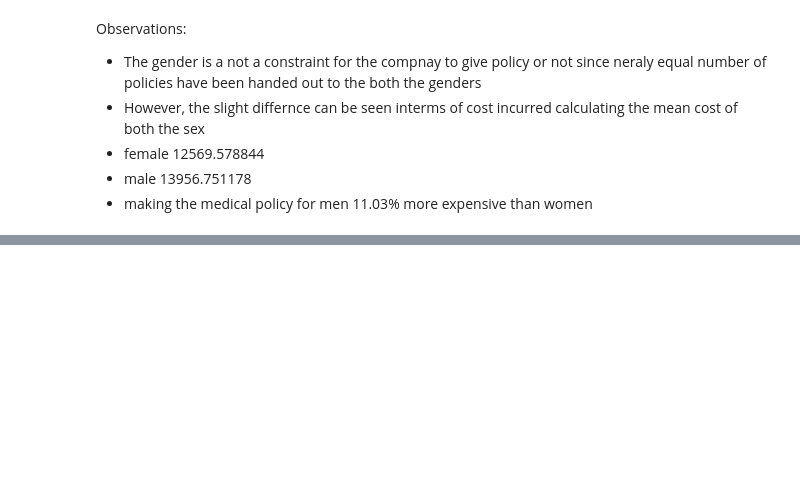
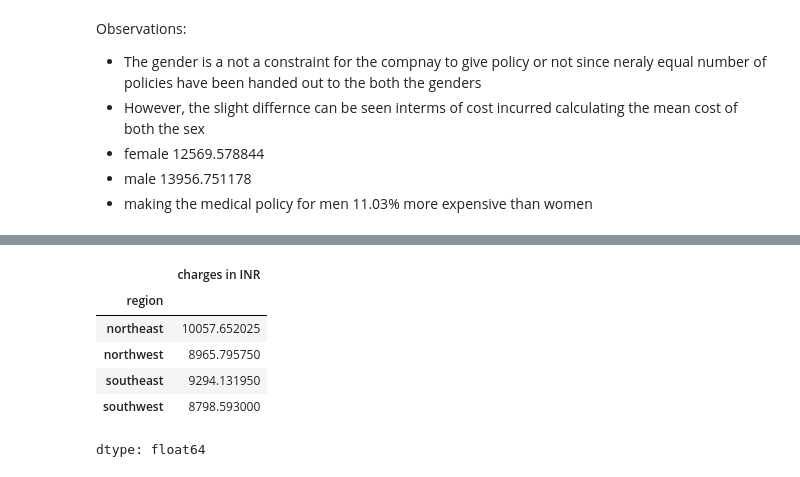
Before and after one commit to ShravanJadhav/Medibuddy_Analysis, a Jupyter notebook: Medibuddy_Insurance_Analysis.ipynb, the cells around one changed output, grey strips where cells are left out. Cells and saved outputs as stored; diff of their text form; code cells hidden in the pictures; blank space fills up the shorter version.

```diff
--- a/Medibuddy_Insurance_Analysis.ipynb
+++ b/Medibuddy_Insurance_Analysis.ipynb
@@ -117,0 +140,10 @@ Observations:
+# %%
+mainData.groupby('region')['charges in INR'].median()
+# %% [output]
+|  | charges in INR |
+| region |  |
+| northeast | 10057.652025 |
+| northwest | 8965.795750 |
+| southeast | 9294.131950 |
+| southwest | 8798.593000 |
+dtype: float64
```
Also changed, not shown: parts of 6 cells of this notebook.
